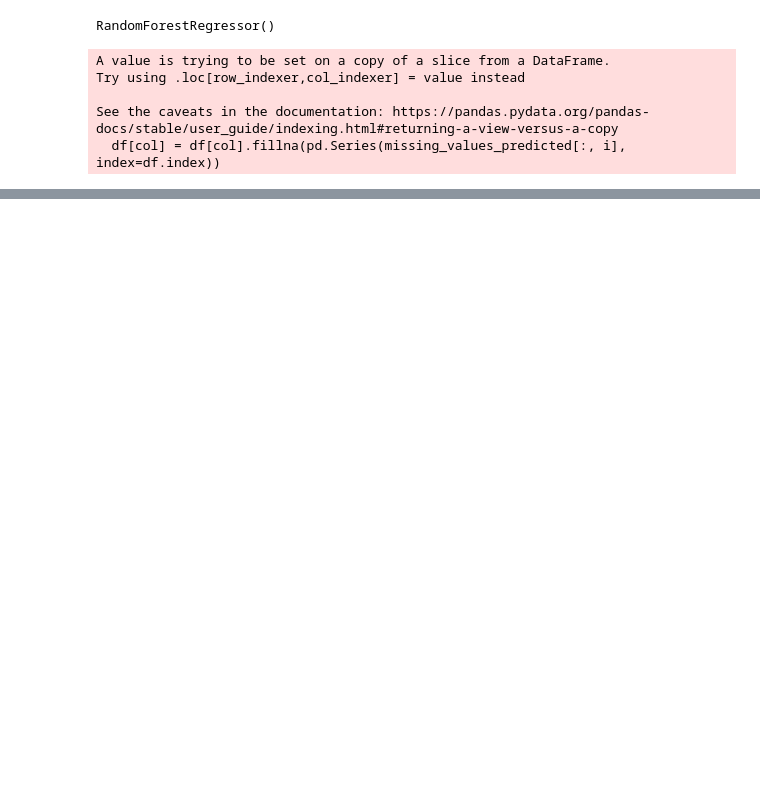
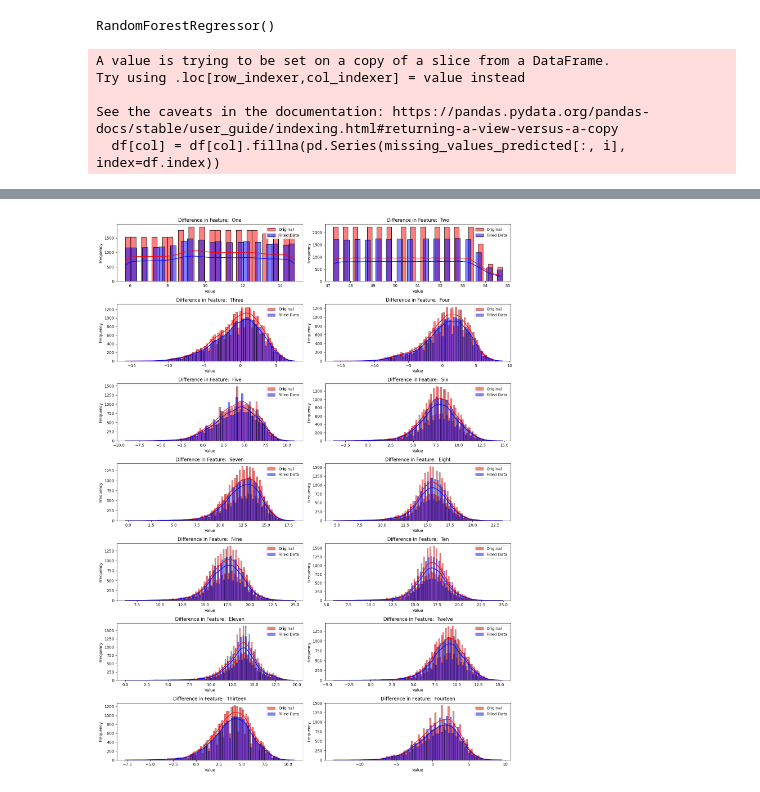
Before and after one commit to Behnekoogol/Time-series-Dataset, a Jupyter notebook: Lab.ipynb, the cells around one changed output, grey strips where cells are left out. Saved outputs shown, nothing was run; the diff lists cells and outputs as text; code cells hidden in the pictures; blank space fills up the shorter version.

```diff
--- a/Lab.ipynb
+++ b/Lab.ipynb
@@ -401,4 +477,0 @@ df.corr()[['four']].style.background_gradient(cmap='coolwarm')
-# %%
-#visualization after filling the null values
-ax = sns.histplot(df.three)
-ax = sns.histplot(df.three, ax=ax, color='g', label='Three')
@@ -410,0 +493,23 @@ ax = sns.histplot(df.three)
+# %%
+# Create subplots for each feature
+fig, axes = plt.subplots(7, 2, figsize=(15, 20))
+
+# Flatten the axes array for easier iteration
+axes = axes.flatten()
+
+# Iterate over each feature
+for i, feature in enumerate(df_copy.columns):
+    ax = sns.histplot(df_copy[feature], color='red', label='Original', kde=True, ax=axes[i])
+    ax = sns.histplot(df[feature], color='blue', label='Filled Data', kde=True, ax=ax)
+    ax.set_title(f'Difference in Feature:  {feature}')
+    ax.set_xlabel('Value')
+    ax.set_ylabel('Frequency')
+    ax.legend()
+
+for j in range(i+1, len(axes)):
+    axes[j].axis('off')
+
+plt.tight_layout()
+plt.show()
+# %% [output]
+[figure, added]
```
Also changed, not shown: parts of 40 cells of this notebook.
